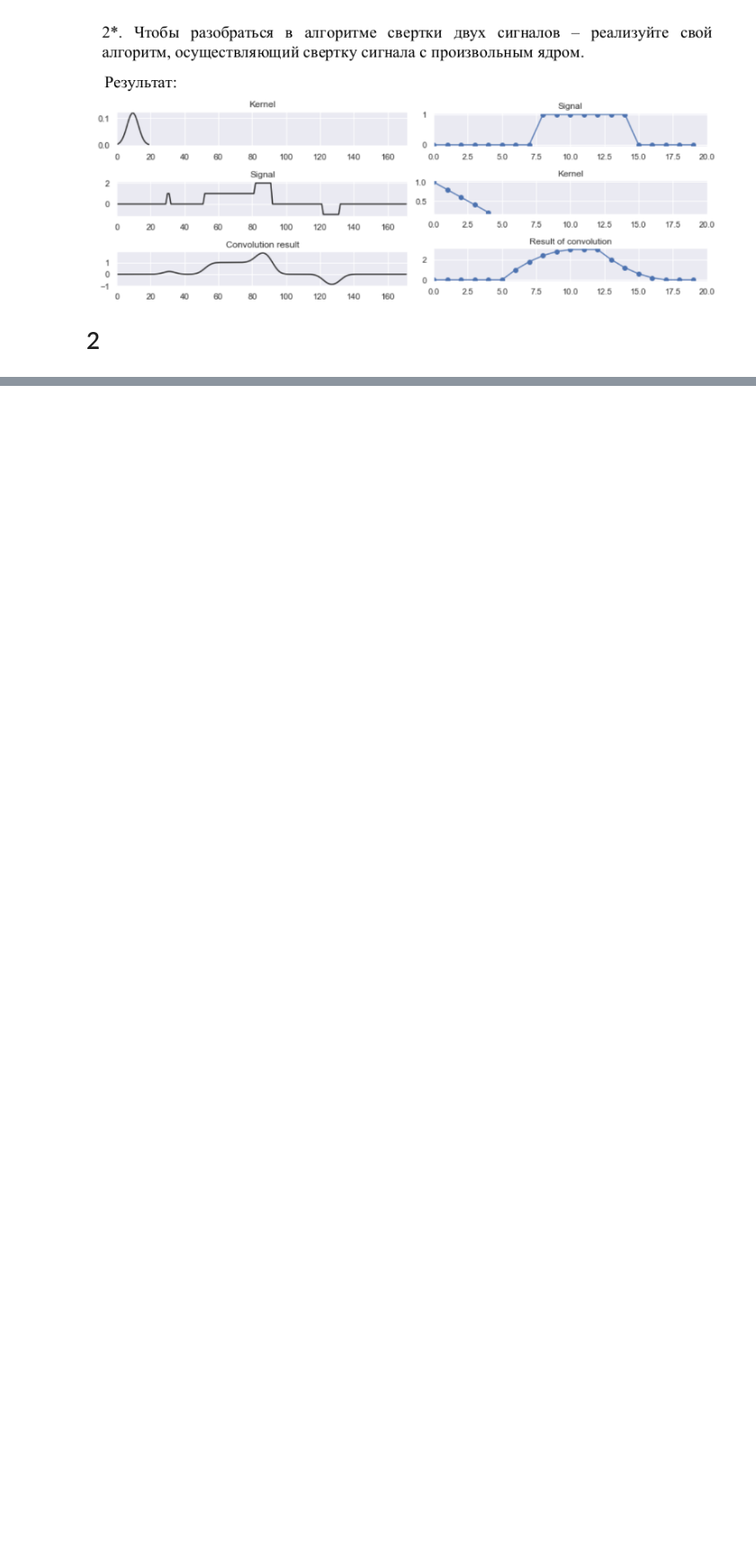
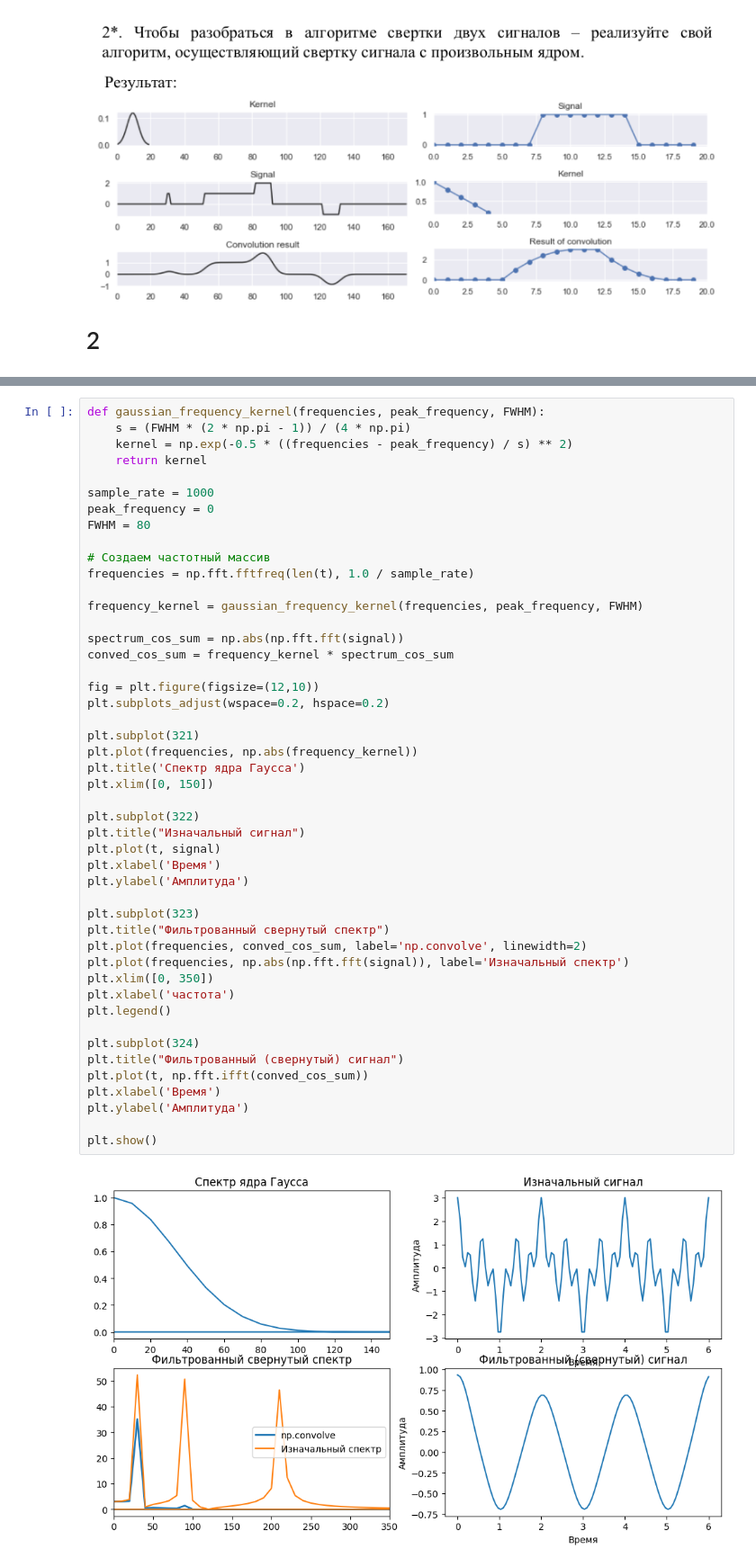
Before and after one commit to EmelyanovAlexey/digital_signal, a Jupyter notebook: lab_5.ipynb, the cells around one changed output, grey strips where cells are left out. Shown at 90% size. Saved outputs shown, nothing was run; the diff lists cells and outputs as text; blank space fills up the shorter version.

```diff
--- a/lab_5.ipynb
+++ b/lab_5.ipynb
@@ -269 +293,50 @@ plt.show()
+# %%
+def gaussian_frequency_kernel(frequencies, peak_frequency, FWHM):
+    s = (FWHM * (2 * np.pi - 1)) / (4 * np.pi)
+    kernel = np.exp(-0.5 * ((frequencies - peak_frequency) / s) ** 2)
+    return kernel
+
+sample_rate = 1000
+peak_frequency = 0
+FWHM = 80
+
+# Создаем частотный массив
+frequencies = np.fft.fftfreq(len(t), 1.0 / sample_rate)
+
+frequency_kernel = gaussian_frequency_kernel(frequencies, peak_frequency, FWHM)
+
+spectrum_cos_sum = np.abs(np.fft.fft(signal))
+conved_cos_sum = frequency_kernel * spectrum_cos_sum
+
+fig = plt.figure(figsize=(12,10))
+plt.subplots_adjust(wspace=0.2, hspace=0.2)
+
+plt.subplot(321)
+plt.plot(frequencies, np.abs(frequency_kernel))
+plt.title('Cпектр ядра Гаусса')
+plt.xlim([0, 150])
+
+plt.subplot(322)
+plt.title("Изначальный сигнал")
+plt.plot(t, signal)
+plt.xlabel('Время')
+plt.ylabel('Амплитуда')
+
+plt.subplot(323)
+plt.title("Фильтрованный свернутый спектр")
+plt.plot(frequencies, conved_cos_sum, label='np.convolve', linewidth=2)
+plt.plot(frequencies, np.abs(np.fft.fft(signal)), label='Изначальный спектр')
+plt.xlim([0, 350])
+plt.xlabel('частота')
+plt.legend()
+
+plt.subplot(324)
+plt.title("Фильтрованный (свернутый) сигнал")
+plt.plot(t, np.fft.ifft(conved_cos_sum))
+plt.xlabel('Время')
+plt.ylabel('Амплитуда')
+
+plt.show()
+# %% [output]
+[figure, added]
 # %% [markdown]
```
Also changed, not shown: parts of 14 cells of this notebook, 1 other file.
